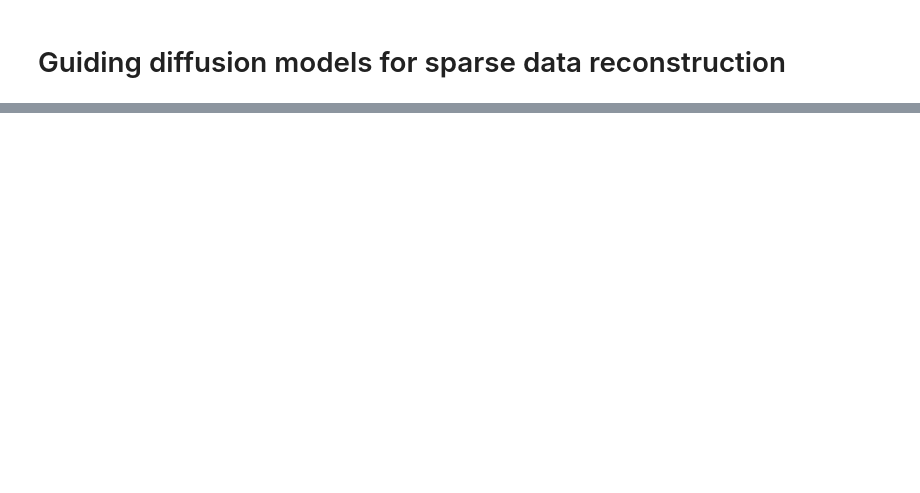
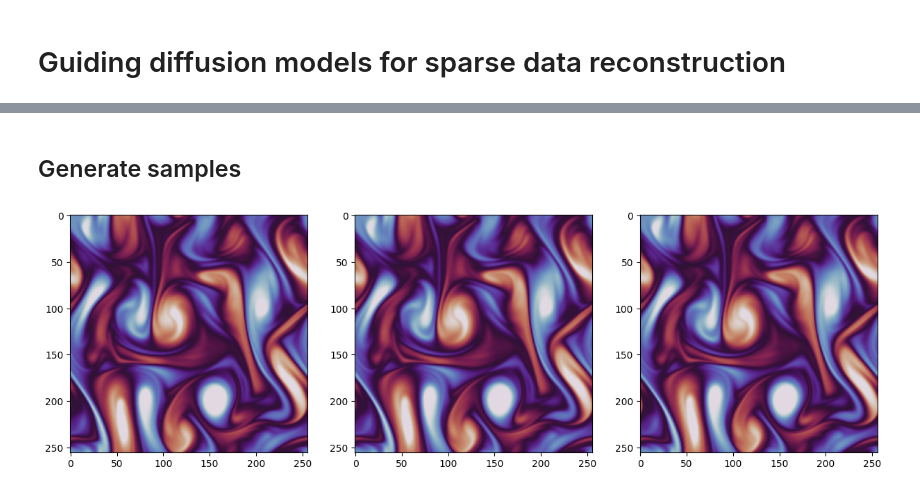
Before and after one commit to ojasvanema/guiding-diffusion-models-sparse-reconstruction, a Jupyter notebook: examples.ipynb, the cells around one changed output, grey strips where cells are left out. Saved outputs shown, nothing was run; the diff lists cells and outputs as text; code cells hidden in the pictures; blank space fills up the shorter version.

```diff
--- a/examples.ipynb
+++ b/examples.ipynb
@@ -23,9 +19,28 @@ ModuleNotFoundError: No module named 'yaml'
 with open(os.path.join('configs', "kmflow_re1000_rs256.yml"), 'r') as f:
     config = yaml.safe_load(f)
 config = dict2namespace(config)
+# %%
+device = torch.device('cuda:0') if torch.cuda.is_available() else torch.device('cpu')
+config.device = device
+config.seed = 1234
+
+fix_randomness(config.seed)
 # %%
 diffusion = Diffusion(config)
 model = Model(config)
-cp = torch.load(f"runs/175/checkpoint1000.pt", map_location=device)
-model.load_state_dict(cp["model_state_dict"])
+scaler = StdScaler()
+
+model.load_state_dict(torch.load("pretrained_weights/checkpoint.pt"))
 model.to(device);
+# %% [markdown]
+## Generate samples
+# %%
+n_samples = 2
+image_size = 256
+
+model_input = torch.randn(n_samples, 3, image_size, image_size, device=device)
+gen_samples = diffusion.ddpm(model_input, model)
+
+plot_three(gen_samples[0, 0], gen_samples[0, 1], gen_samples[0, 2])
+# %% [output]
+[figure, added]
```
Also changed, not shown: parts of 7 cells of this notebook, 4 other files.
